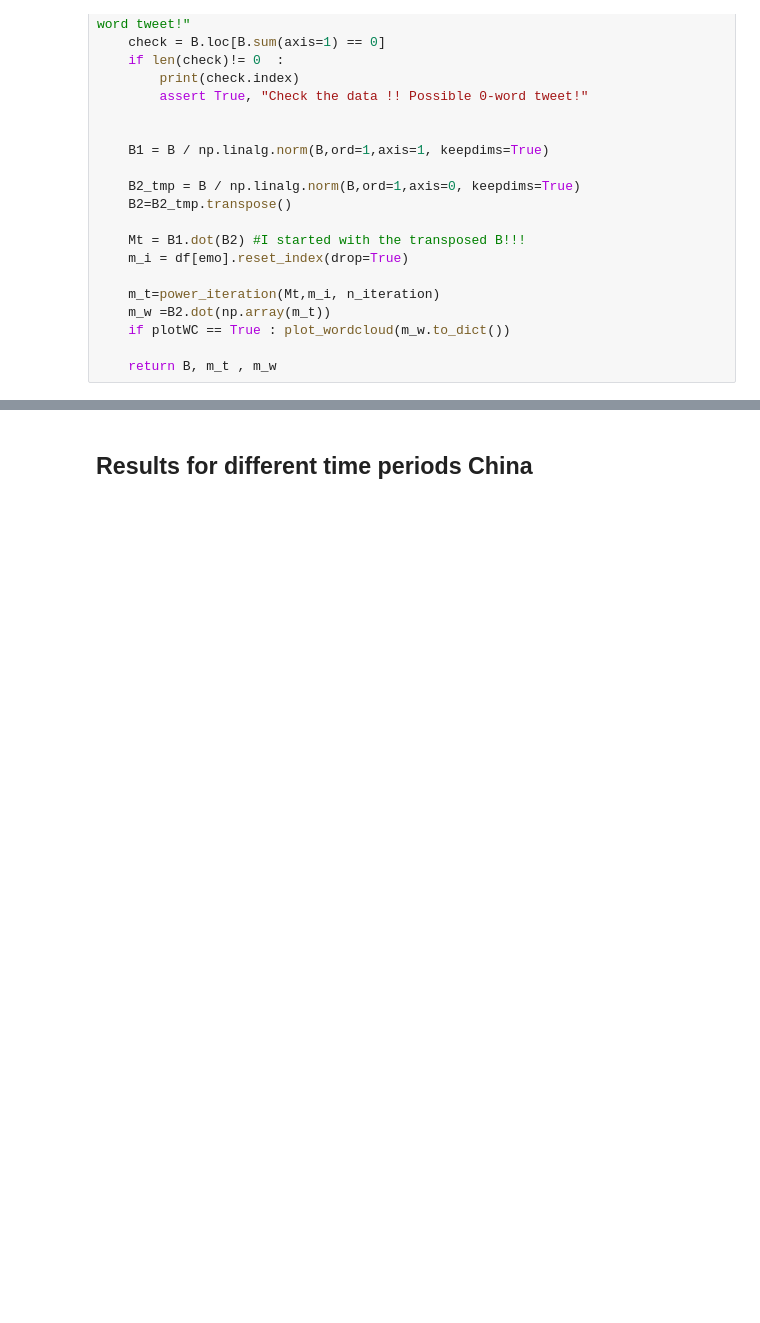
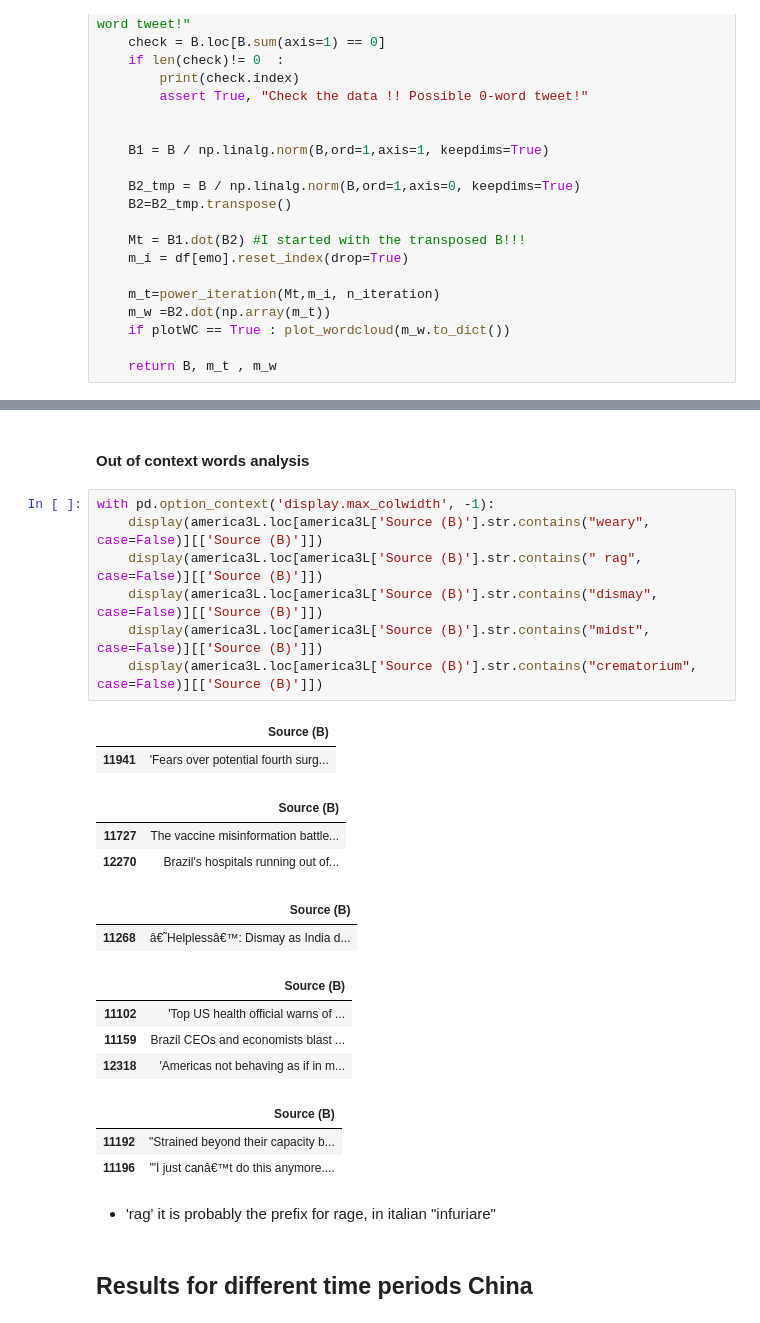
Before and after one commit to silviapoletti/Covid19-related-tweets-Network-Analysis, a Jupyter notebook: src/LIWK_and_projection(draft).ipynb, the cells around one changed output, grey strips where cells are left out. Cells and saved outputs as stored; diff of their text form; blank space fills up the shorter version.

```diff
--- a/src/LIWK_and_projection(draft).ipynb
+++ b/src/LIWK_and_projection(draft).ipynb
@@ -710,2 +769,28 @@ m_w_a3_ord =dict(sorted(m_w_a3.to_dict().items(), key=lambda item: item[1],rever
+# %% [markdown]
+#### Out of context words analysis
+# %%
+with pd.option_context('display.max_colwidth', -1):
+    display(america3L.loc[america3L['Source (B)'].str.contains("weary", case=False)][['Source (B)']])
+    display(america3L.loc[america3L['Source (B)'].str.contains(" rag", case=False)][['Source (B)']])
+    display(america3L.loc[america3L['Source (B)'].str.contains("dismay", case=False)][['Source (B)']])
+    display(america3L.loc[america3L['Source (B)'].str.contains("midst", case=False)][['Source (B)']])
+    display(america3L.loc[america3L['Source (B)'].str.contains("crematorium", case=False)][['Source (B)']])
+# %% [output]
+|  | Source (B) |
+| 11941 | 'Fears over potential fourth surg... |
+|  | Source (B) |
+| 11727 | The vaccine misinformation battle... |
+| 12270 | Brazil's hospitals running out of... |
+|  | Source (B) |
+| 11268 | â€˜Helplessâ€™: Dismay as India d... |
+|  | Source (B) |
+| 11102 | 'Top US health official warns of ... |
+| 11159 | Brazil CEOs and economists blast ... |
+| 12318 | 'Americas not behaving as if in m... |
+|  | Source (B) |
+| 11192 | "Strained beyond their capacity b... |
+| 11196 | '"I just canâ€™t do this anymore.... |
+# %% [markdown]
+- 'rag' it is probably the prefix for rage, in italian "infuriare"
 # %% [markdown]
 ## Results for different time periods  China
```
Also changed, not shown: parts of 41 cells of this notebook, 1 other file.
